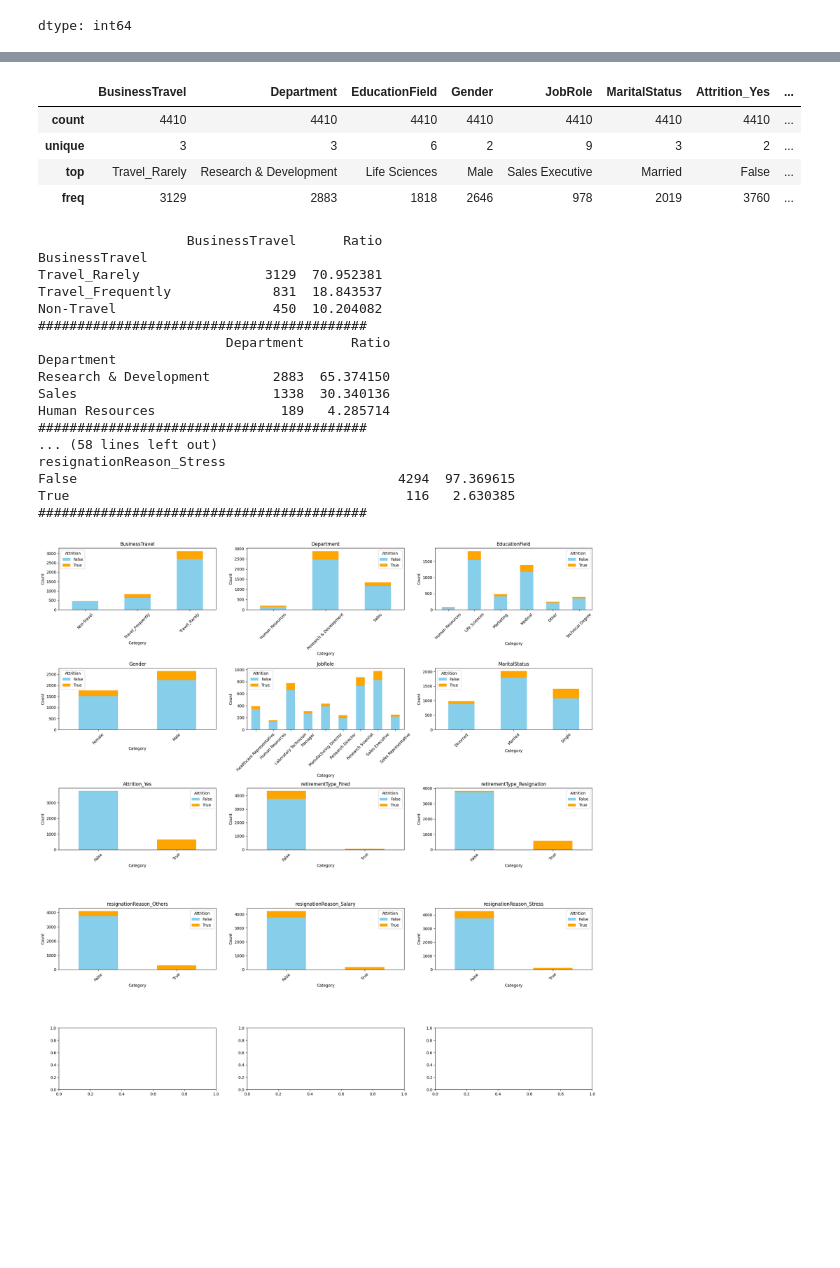
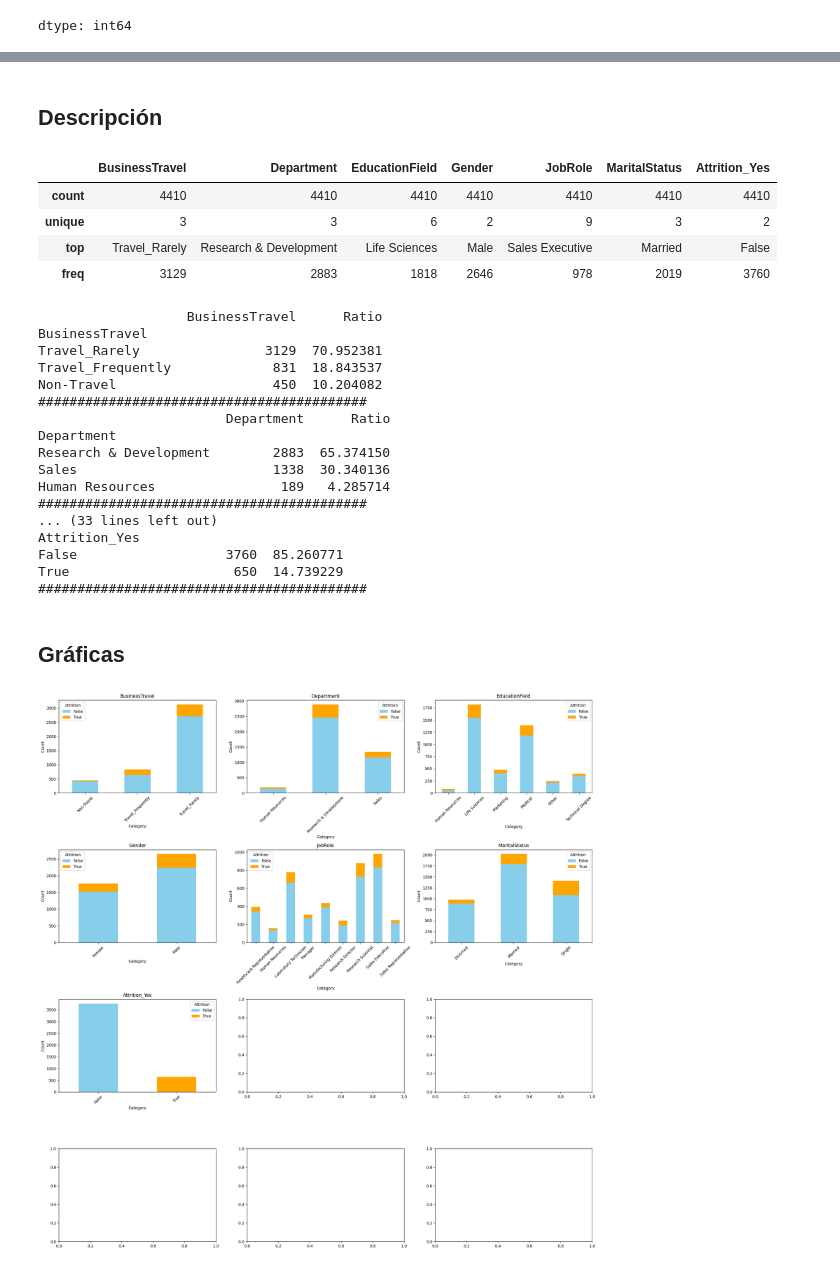
Before and after one commit to auramolina/Anal-tica-en-recursos-humanos, a Jupyter notebook: Exploración.ipynb, the cells around one changed output, grey strips where cells are left out. Saved outputs shown, nothing was run; the diff lists cells and outputs as text; code cells hidden in the pictures; blank space fills up the shorter version.

```diff
--- a/Exploración.ipynb
+++ b/Exploración.ipynb
@@ -183,4 +201,4 @@ dtype: int64
 # Convertir los boleanos a enteros
 # True = 1
 #False
-d2015[d2015.select_dtypes(include='bool').columns] = d2015.select_dtypes(include='bool').astype(object)
+d2015['Attrition_Yes'] = d2015['Attrition_Yes'].astype(object)
@@ -209,0 +205,2 @@ d2015.describe()
+# %%
+d2015[d2015.select_dtypes(include='bool').columns] = d2015.select_dtypes(include='bool').astype(int)
@@ -225,8 +283,10 @@ plt.show()
+# %% [markdown]
+## <font color='0C2054'> Descripción
 # %%
 d2015.describe(include="object")
 # %% [output]
-|  | BusinessTravel | Department | EducationField | Gender | JobRole | MaritalStatus | Attrition_Yes | ... |
-| count | 4410 | 4410 | 4410 | 4410 | 4410 | 4410 | 4410 | ... |
-| unique | 3 | 3 | 6 | 2 | 9 | 3 | 2 | ... |
-| top | Travel_Rarely | Research & Development | Life Sciences | Male | Sales Executive | Married | False | ... |
-| freq | 3129 | 2883 | 1818 | 2646 | 978 | 2019 | 3760 | ... |
+|  | BusinessTravel | Department | EducationField | Gender | JobRole | MaritalStatus | Attrition_Yes |
+| count | 4410 | 4410 | 4410 | 4410 | 4410 | 4410 | 4410 |
+| unique | 3 | 3 | 6 | 2 | 9 | 3 | 2 |
+| top | Travel_Rarely | Research & Development | Life Sciences | Male | Sales Executive | Married | False |
+| freq | 3129 | 2883 | 1818 | 2646 | 978 | 2019 | 3760 |
@@ -235,5 +293,8 @@ cc = d2015.select_dtypes(include=['object'])
 # %%
+cc = d2015.select_dtypes(include=['object'])
+
 #resumen de las variables categoricas para observar el balanceo de las categoricas
+
 def cat_summary(dataframe, col_name, plot=False):
     print(pd.DataFrame({col_name: dataframe[col_name].value_counts(),
                         'Ratio': 100 * dataframe[col_name].value_counts() / len(dataframe)}))
@@ -259,37 +320,39 @@ Research & Development        2883  65.374150
 Sales                         1338  30.340136
 Human Resources                189   4.285714
 ##########################################
-... (58 lines left out)
-resignationReason_Stress
-False                                         4294  97.369615
-True                                           116   2.630385
+... (33 lines left out)
+Attrition_Yes
+False                   3760  85.260771
+True                     650  14.739229
 ##########################################
+# %% [markdown]
+## <font color='0C2054'> Gráficas
 # %%
 # Graficos para la comparación de las variables categoricas
 
 # Definir el número de filas y columnas para los subplots
-num_rows = 5
+num_rows = 4
 num_cols = 3
 
 # Crear una figura y ejes de subplots
 fig, axes = plt.subplots(num_rows, num_cols, figsize=(20, 20))
 
 # Aplanar los ejes de los subplots para facilitar el bucle
 axes = axes.flatten()
 
 # Iterar sobre las variables categóricas y trazar gráficos de barras apiladas
 for i, col in enumerate(cc.columns):
     ax = axes[i]
     crosstab = pd.crosstab(cc[col], d2015['Attrition_Yes'])
     crosstab.plot(kind='bar', stacked=True, ax=ax, color=['skyblue', 'orange'])
     ax.set_title(col)
     ax.set_xlabel('Category')
     ax.set_ylabel('Count')
     ax.tick_params(axis='x', rotation=45)
     ax.legend(title='Attrition')
 
 # Ajustar el diseño y mostrar los gráficos
 plt.tight_layout()
 plt.show()
 # %% [output]
-[figure, old version]
+[figure, new version]
```
Also changed, not shown: parts of 54 cells of this notebook, 2 other files.
